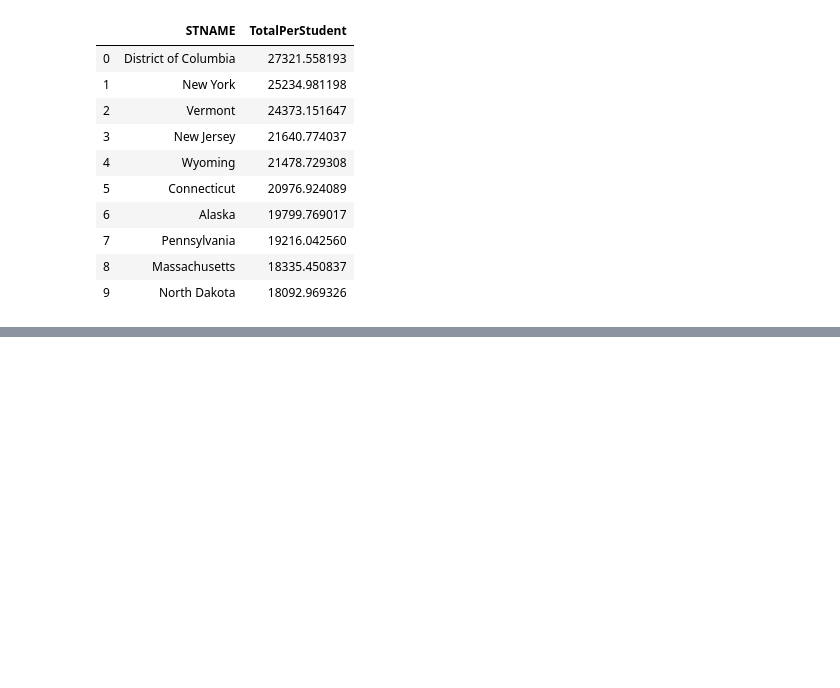
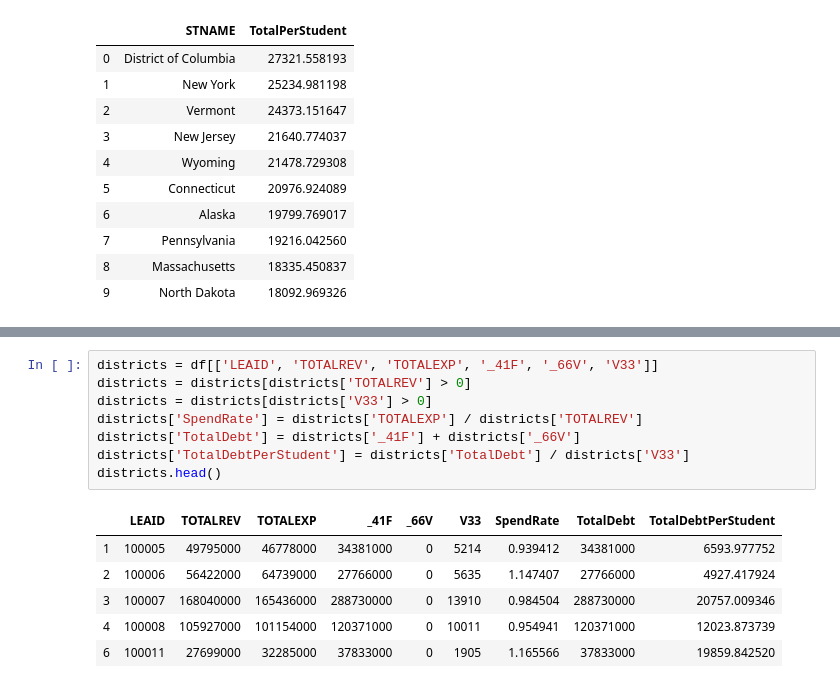
Before and after one commit to sarthakkothari/DS5500, a Jupyter notebook: HW3/HW3.ipynb, the cells around one changed output, grey strips where cells are left out. Cells and saved outputs as stored; diff of their text form; blank space fills up the shorter version.

```diff
--- a/HW3/HW3.ipynb
+++ b/HW3/HW3.ipynb
@@ -58,0 +66,15 @@ Top 10 states with highest spending per students are
+# %%
+districts = df[['LEAID', 'TOTALREV', 'TOTALEXP', '_41F', '_66V', 'V33']]
+districts = districts[districts['TOTALREV'] > 0]
+districts = districts[districts['V33'] > 0]
+districts['SpendRate'] = districts['TOTALEXP'] / districts['TOTALREV']
+districts['TotalDebt'] = districts['_41F'] + districts['_66V']
+districts['TotalDebtPerStudent'] = districts['TotalDebt'] / districts['V33']
+districts.head()
+# %% [output]
+|  | LEAID | TOTALREV | TOTALEXP | _41F | _66V | V33 | SpendRate | TotalDebt | TotalDebtPerStudent |
+| 1 | 100005 | 49795000 | 46778000 | 34381000 | 0 | 5214 | 0.939412 | 34381000 | 6593.977752 |
+| 2 | 100006 | 56422000 | 64739000 | 27766000 | 0 | 5635 | 1.147407 | 27766000 | 4927.417924 |
+| 3 | 100007 | 168040000 | 165436000 | 288730000 | 0 | 13910 | 0.984504 | 288730000 | 20757.009346 |
+| 4 | 100008 | 105927000 | 101154000 | 120371000 | 0 | 10011 | 0.954941 | 120371000 | 12023.873739 |
+| 6 | 100011 | 27699000 | 32285000 | 37833000 | 0 | 1905 | 1.165566 | 37833000 | 19859.842520 |
```
Also changed, not shown: parts of 3 cells of this notebook.
